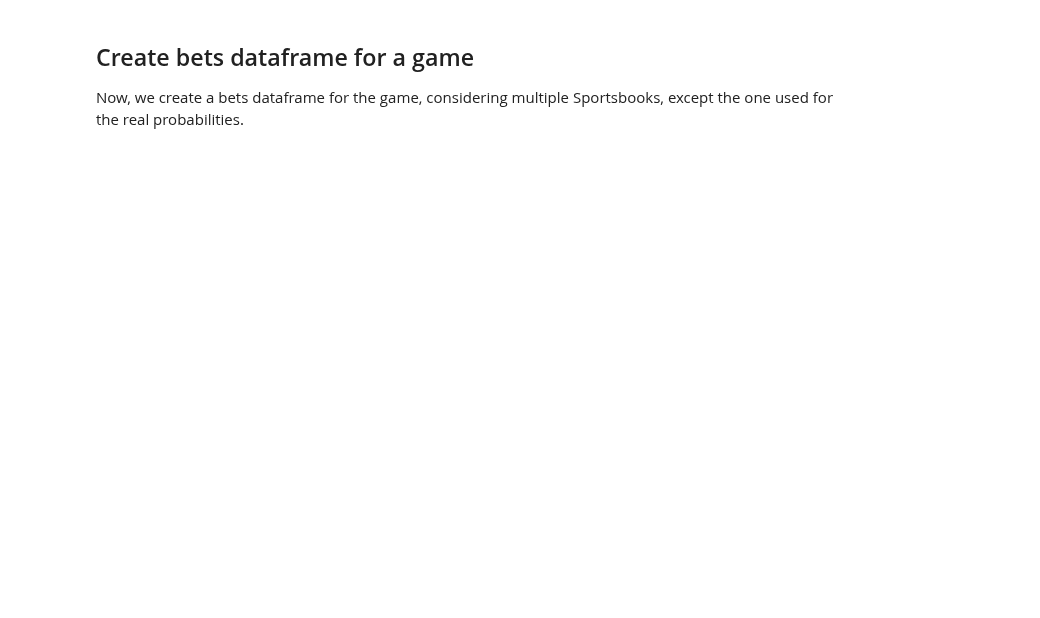
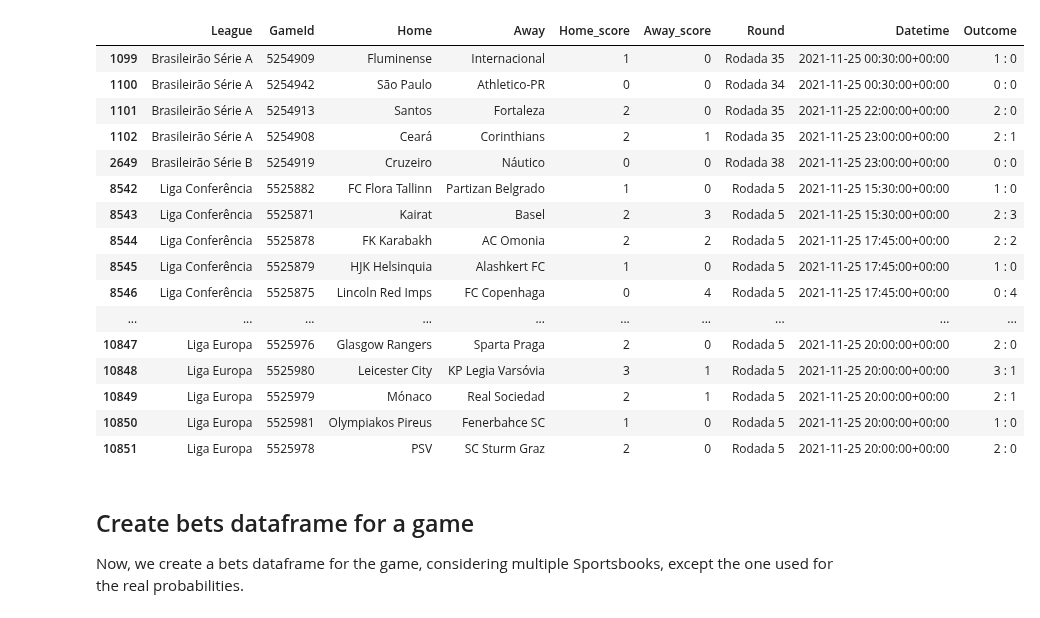
Before and after one commit to MarcosAugusto47/soccer-betting-strategy, a Jupyter notebook: notebook.ipynb, the cells around one changed output. Cells and saved outputs as stored; diff of their text form; code cells hidden in the pictures; blank space fills up the shorter version.

```diff
--- a/notebook.ipynb
+++ b/notebook.ipynb
@@ -48,3 +60,23 @@ print(odds.shape)
+# %%
+metadata[metadata.Datetime.apply(str).str.contains('2021-11-25')]
+# %% [output]
+|  | League | GameId | Home | Away | Home_score | Away_score | Round | Datetime | Outcome |
+| 1099 | Brasileirão Série A | 5254909 | Fluminense | Internacional | 1 | 0 | Rodada 35 | 2021-11-25 00:30:00+00:00 | 1 : 0 |
+| 1100 | Brasileirão Série A | 5254942 | São Paulo | Athletico-PR | 0 | 0 | Rodada 34 | 2021-11-25 00:30:00+00:00 | 0 : 0 |
+| 1101 | Brasileirão Série A | 5254913 | Santos | Fortaleza | 2 | 0 | Rodada 35 | 2021-11-25 22:00:00+00:00 | 2 : 0 |
+| 1102 | Brasileirão Série A | 5254908 | Ceará | Corinthians | 2 | 1 | Rodada 35 | 2021-11-25 23:00:00+00:00 | 2 : 1 |
+| 2649 | Brasileirão Série B | 5254919 | Cruzeiro | Náutico | 0 | 0 | Rodada 38 | 2021-11-25 23:00:00+00:00 | 0 : 0 |
+| 8542 | Liga Conferência | 5525882 | FC Flora Tallinn | Partizan Belgrado | 1 | 0 | Rodada 5 | 2021-11-25 15:30:00+00:00 | 1 : 0 |
+| 8543 | Liga Conferência | 5525871 | Kairat | Basel | 2 | 3 | Rodada 5 | 2021-11-25 15:30:00+00:00 | 2 : 3 |
+| 8544 | Liga Conferência | 5525878 | FK Karabakh | AC Omonia | 2 | 2 | Rodada 5 | 2021-11-25 17:45:00+00:00 | 2 : 2 |
+| 8545 | Liga Conferência | 5525879 | HJK Helsinquia | Alashkert FC | 1 | 0 | Rodada 5 | 2021-11-25 17:45:00+00:00 | 1 : 0 |
+| 8546 | Liga Conferência | 5525875 | Lincoln Red Imps | FC Copenhaga | 0 | 4 | Rodada 5 | 2021-11-25 17:45:00+00:00 | 0 : 4 |
+| ... | ... | ... | ... | ... | ... | ... | ... | ... | ... |
+| 10847 | Liga Europa | 5525976 | Glasgow Rangers | Sparta Praga | 2 | 0 | Rodada 5 | 2021-11-25 20:00:00+00:00 | 2 : 0 |
+| 10848 | Liga Europa | 5525980 | Leicester City | KP Legia Varsóvia | 3 | 1 | Rodada 5 | 2021-11-25 20:00:00+00:00 | 3 : 1 |
+| 10849 | Liga Europa | 5525979 | Mónaco | Real Sociedad | 2 | 1 | Rodada 5 | 2021-11-25 20:00:00+00:00 | 2 : 1 |
+| 10850 | Liga Europa | 5525981 | Olympiakos Pireus | Fenerbahce SC | 1 | 0 | Rodada 5 | 2021-11-25 20:00:00+00:00 | 1 : 0 |
+| 10851 | Liga Europa | 5525978 | PSV | SC Sturm Graz | 2 | 0 | Rodada 5 | 2021-11-25 20:00:00+00:00 | 2 : 0 |
 # %%
 import pickle
 games_ids = list(set(odds['GameId']))
```
Also changed, not shown: parts of 11 cells of this notebook, 6 other files.
